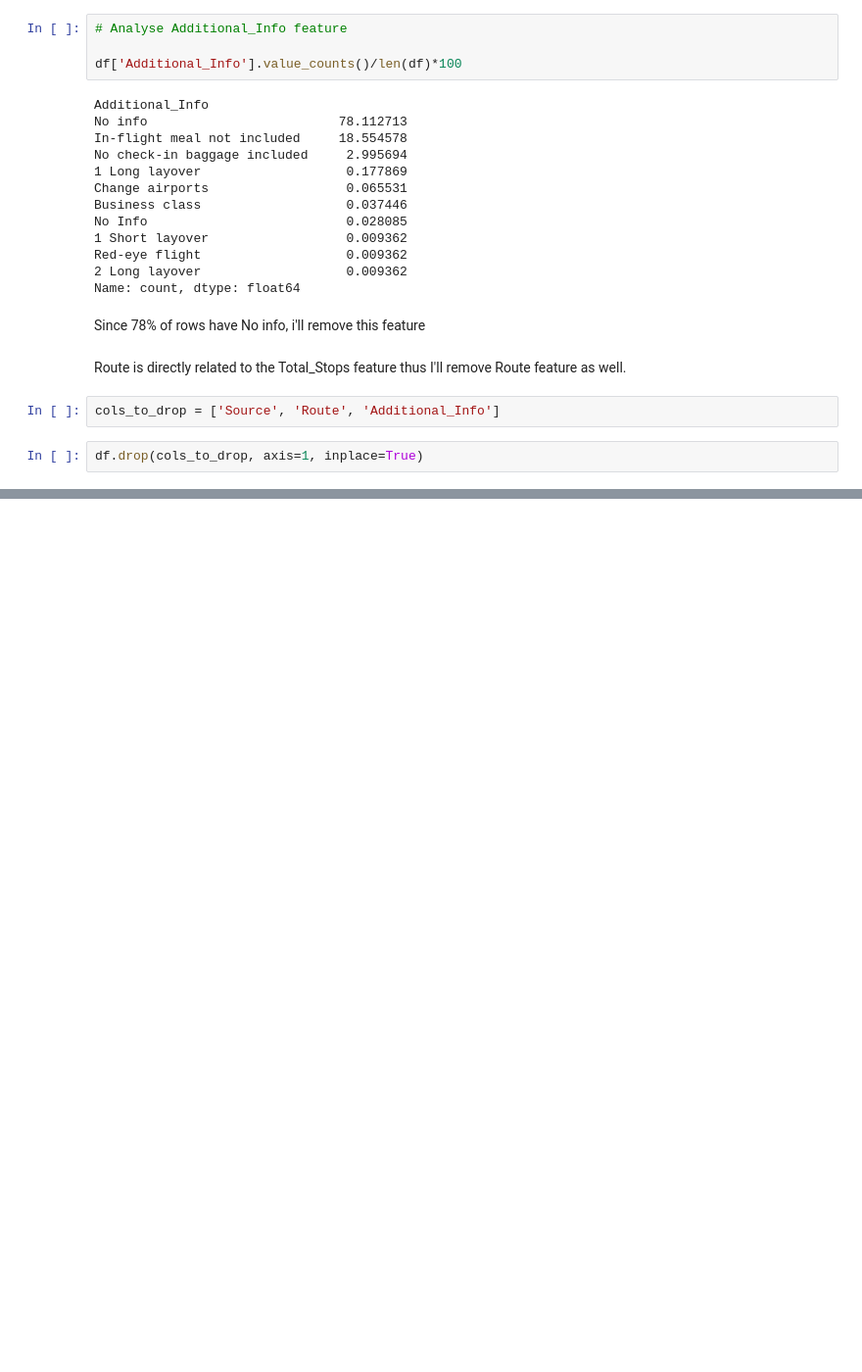
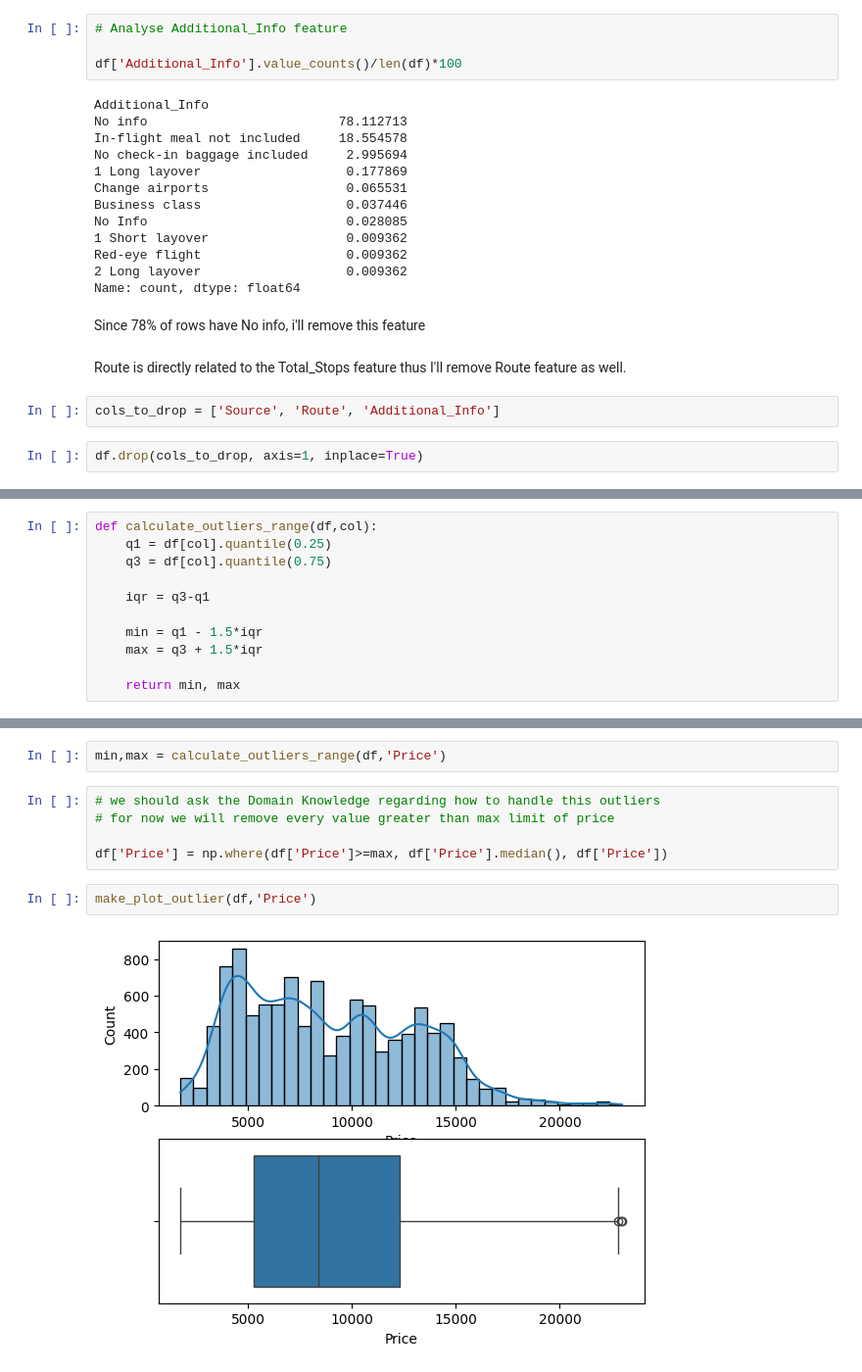
Before and after one commit to MauriPT/predict-fares-ariplanes-ticket, a Jupyter notebook: main.ipynb, the cells around one changed output, grey strips where cells are left out. Shown at 98% size. Drawn from its saved outputs; the diff is of its cells as text; blank space fills up the shorter version.

```diff
--- a/main.ipynb
+++ b/main.ipynb
@@ -247,0 +277,11 @@ df.drop(cols_to_drop, axis=1, inplace=True)
+# %%
+def calculate_outliers_range(df,col):
+    q1 = df[col].quantile(0.25)
+    q3 = df[col].quantile(0.75)
+
+    iqr = q3-q1
+
+    min = q1 - 1.5*iqr
+    max = q3 + 1.5*iqr
+
+    return min, max
@@ -247,0 +299,11 @@ df.drop(cols_to_drop, axis=1, inplace=True)
+# %%
+min,max = calculate_outliers_range(df,'Price')
+# %%
+# we should ask the Domain Knowledge regarding how to handle this outliers
+# for now we will remove every value greater than max limit of price
+
+df['Price'] = np.where(df['Price']>=max, df['Price'].median(), df['Price'])
+# %%
+make_plot_outlier(df,'Price')
+# %% [output]
+[figure, added]
```
Also changed, not shown: parts of 5 cells of this notebook.
